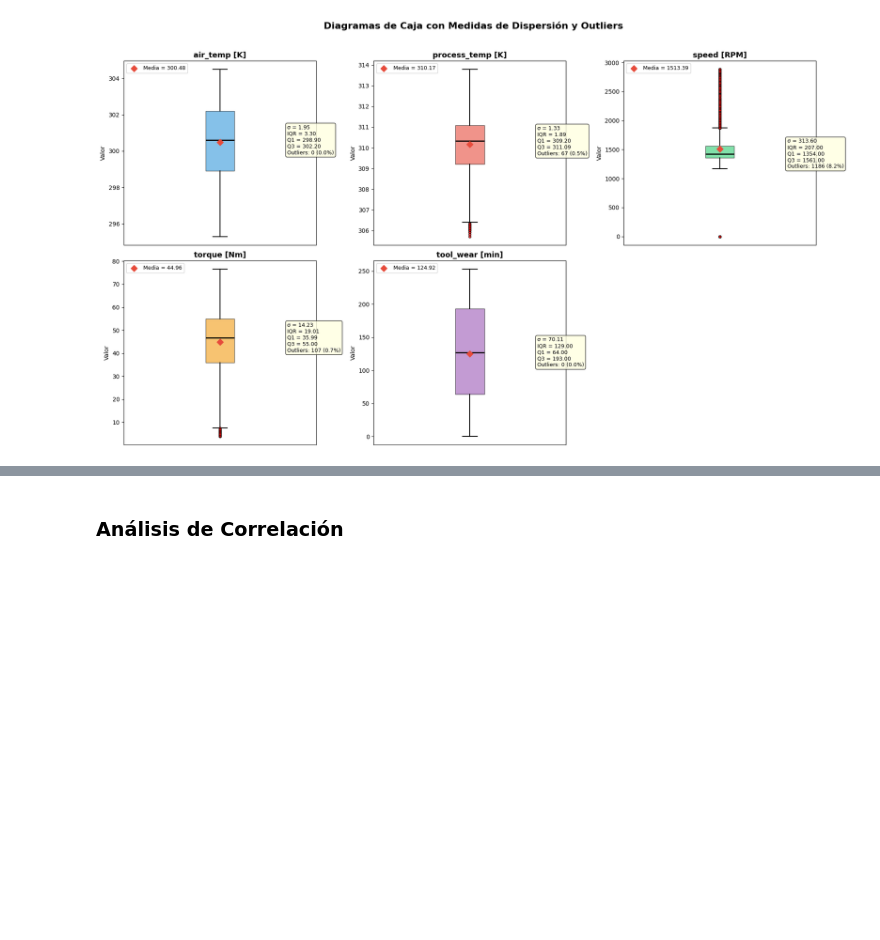
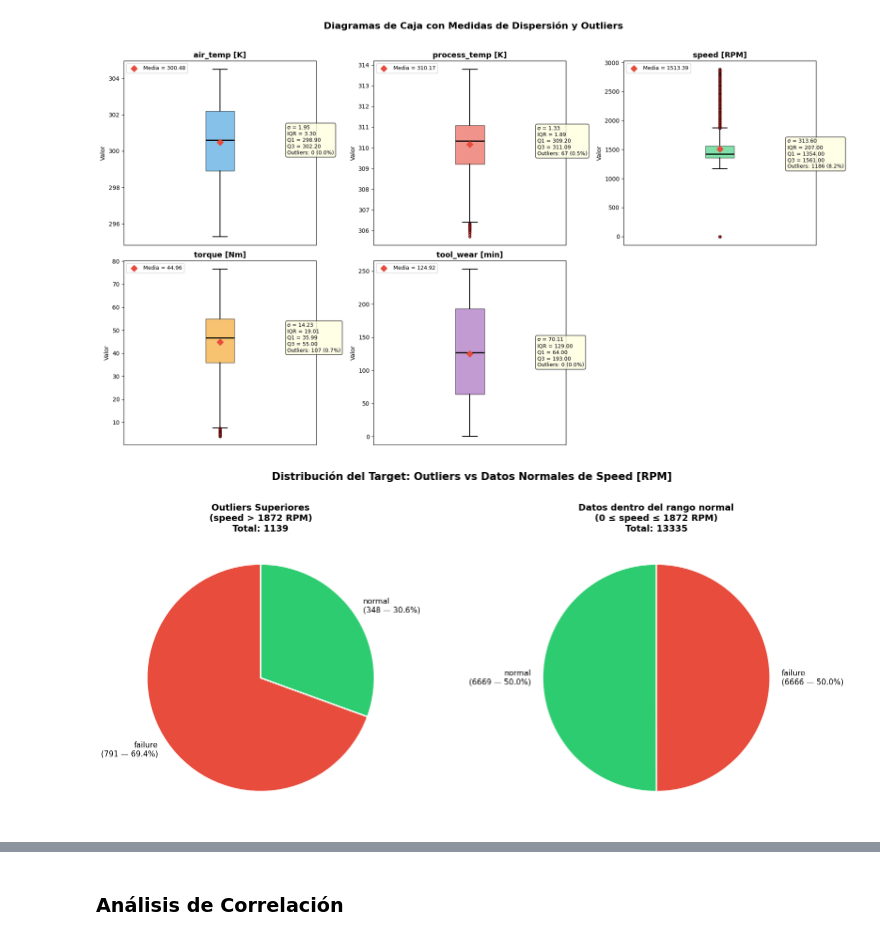
Before and after one commit to gonzag8/TP-Ciencia-de-Datos, a Jupyter notebook: Core/tp_cdd.ipynb, the cells around one changed output, grey strips where cells are left out. Saved outputs shown, nothing was run; the diff lists cells and outputs as text; code cells hidden in the pictures; blank space fills up the shorter version.

```diff
--- a/Core/tp_cdd.ipynb
+++ b/Core/tp_cdd.ipynb
@@ -292,3 +296,78 @@ plt.tight_layout()
 plt.show()
 # %% [output]
 [figure]
+# %%
+# Detección de outliers superiores en speed [RPM] usando el método IQR
+Q1 = df['speed [RPM]'].quantile(0.25)
+Q3 = df['speed [RPM]'].quantile(0.75)
+IQR = Q3 - Q1
+
+limite_superior = Q3 + 1.5 * IQR
+
+# Excluir los valores -1 (tratados como faltantes) y separar outliers superiores del resto
+datos_validos = df[df['speed [RPM]'] >= 0]  # Excluir valores -1
+
+outliers_speed = datos_validos[datos_validos['speed [RPM]'] > limite_superior]
+no_outliers_speed = datos_validos[datos_validos['speed [RPM]'] <= limite_superior]
+
+color_map = {'failure': '#e74c3c', 'normal': '#2ecc71'}
+
+fig, axes = plt.subplots(nrows=1, ncols=2, figsize=(16, 7))
+
+# --- Gráfico 1: Outliers superiores ---
+conteos_out = outliers_speed['target'].value_counts()
+proporciones_out = conteos_out / conteos_out.sum() * 100
+
+etiquetas_out = [f'{val}\n({cnt} — {prop:.1f}%)' for val, cnt, prop
+                 in zip(conteos_out.index, conteos_out.values, proporciones_out.values)]
+colores_out = [color_map[idx] for idx in conteos_out.index]
+
+wedges1, texts1 = axes[0].pie(
+    conteos_out.values,
+    labels=etiquetas_out,
+    colors=colores_out,
+    startangle=90,
+    wedgeprops={'edgecolor': 'white', 'linewidth': 2}
+)
+for t in texts1:
+    t.set_fontsize(11)
+
+axes[0].set_title(
+    f'Outliers Superiores\n(speed > {limite_superior:.0f} RPM)\n'
+    f'Total: {len(outliers_speed)}',
+    fontsize=13, fontweight='bold'
+)
+
+# --- Gráfico 2: Datos dentro del rango normal ---
+conteos_no = no_outliers_speed['target'].value_counts()
+proporciones_no = conteos_no / conteos_no.sum() * 100
+
+etiquetas_no = [f'{val}\n({cnt} — {prop:.1f}%)' for val, cnt, prop
+                in zip(conteos_no.index, conteos_no.values, proporciones_no.values)]
+colores_no = [color_map[idx] for idx in conteos_no.index]
+
+wedges2, texts2 = axes[1].pie(
+    conteos_no.values,
+    labels=etiquetas_no,
+    colors=colores_no,
+    startangle=90,
+    wedgeprops={'edgecolor': 'white', 'linewidth': 2}
+)
+for t in texts2:
+    t.set_fontsize(11)
+
+axes[1].set_title(
+    f'Datos dentro del rango normal\n(0 ≤ speed ≤ {limite_superior:.0f} RPM)\n'
+    f'Total: {len(no_outliers_speed)}',
+    fontsize=13, fontweight='bold'
+)
+
+fig.suptitle(
+    'Distribución del Target: Outliers vs Datos Normales de Speed [RPM]',
+    fontsize=15, fontweight='bold', y=1.02
+)
+
+plt.tight_layout()
+plt.show()
+# %% [output]
+[figure, added]
```
Also changed, not shown: parts of 11 cells of this notebook.
